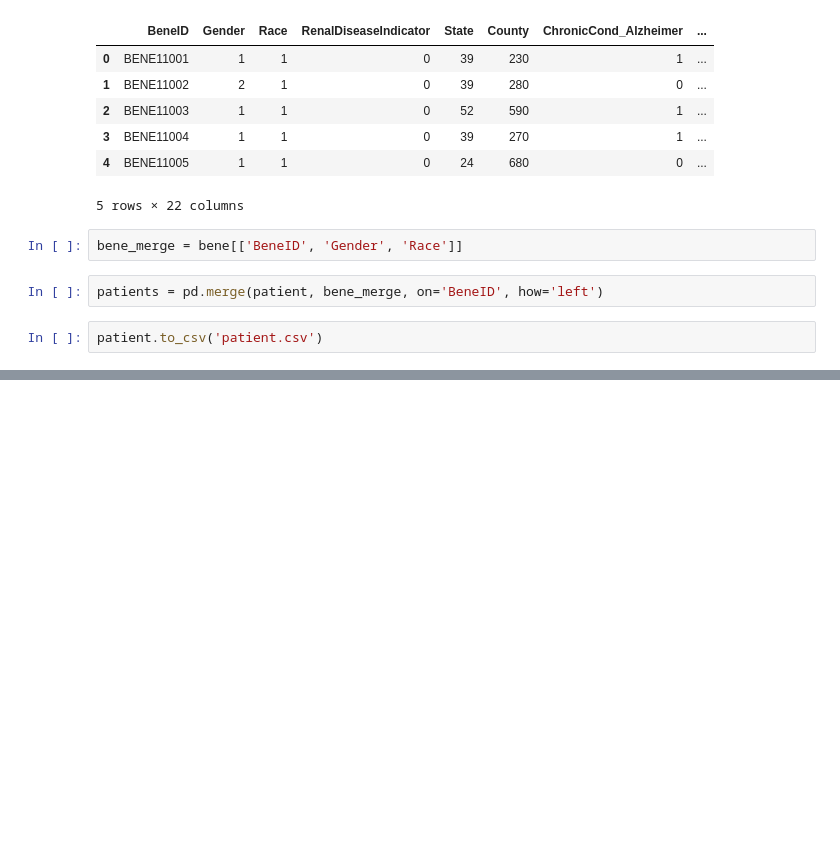
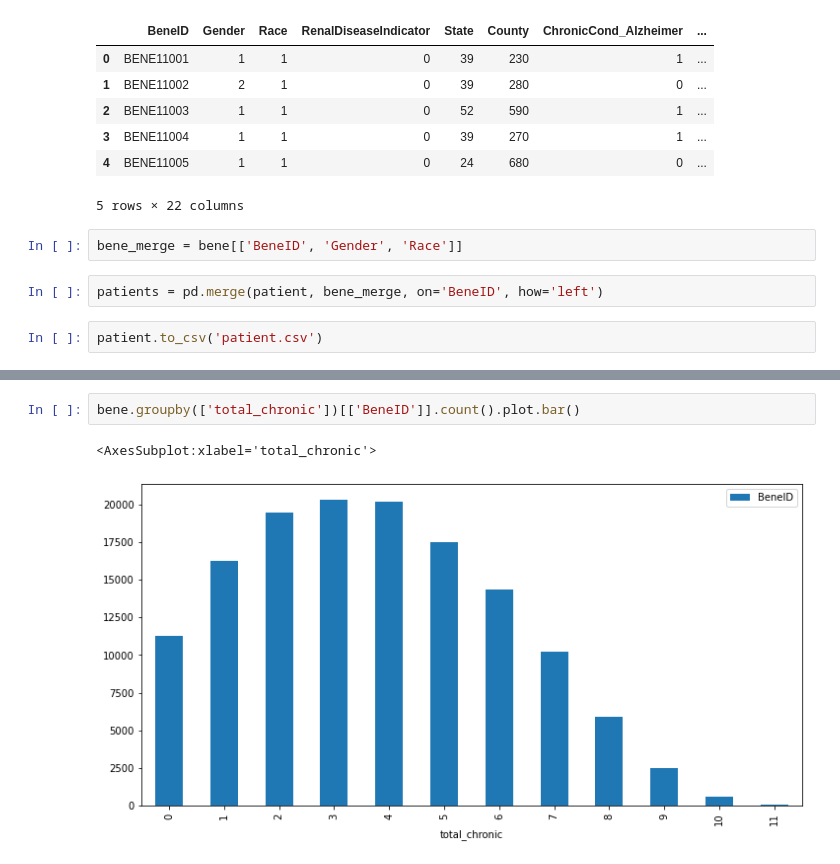
Before and after one commit to hedgekim/Healthcare-Fraud, a Jupyter notebook: Healthcare Fraud.ipynb, the cells around one changed output, grey strips where cells are left out. Cells and saved outputs as stored; diff of their text form; blank space fills up the shorter version.

```diff
--- a/Healthcare Fraud.ipynb
+++ b/Healthcare Fraud.ipynb
@@ -624,0 +723,5 @@ patient.to_csv('patient.csv')
+# %%
+bene.groupby(['total_chronic'])[['BeneID']].count().plot.bar()
+# %% [output]
+<AxesSubplot:xlabel='total_chronic'>
+[figure, added]
```
Also changed, not shown: parts of 19 cells of this notebook, 1 other file.
